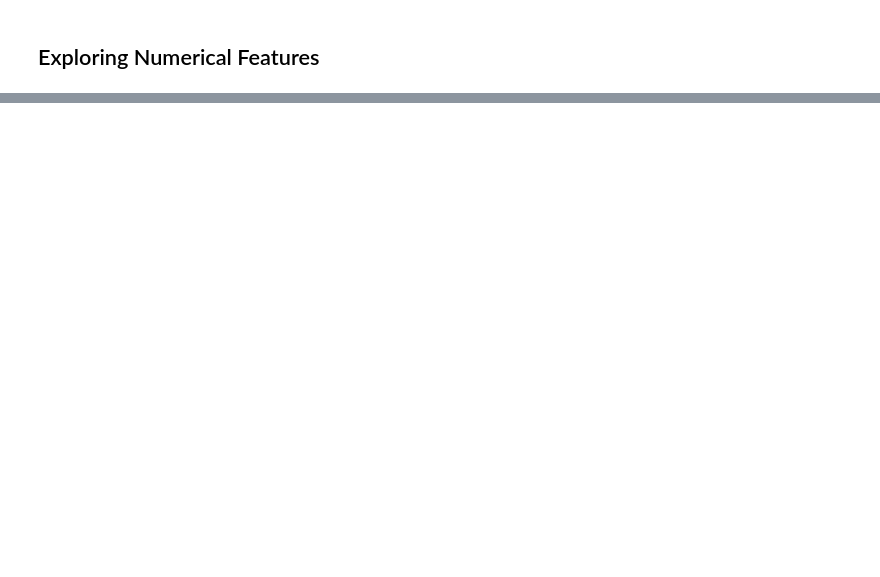
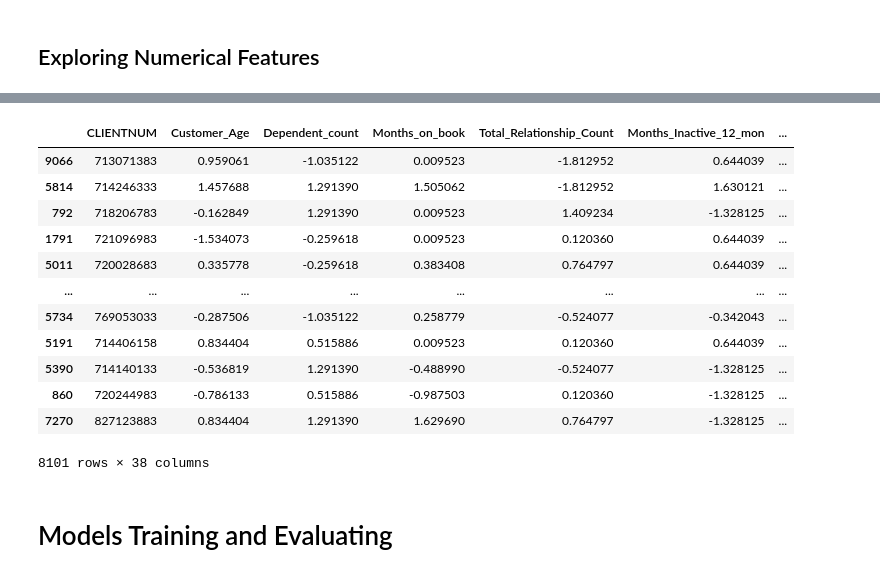
Before and after one commit to osama-gawish/KaggleNotebooks, a Jupyter notebook: bank-churn.ipynb, the cells around one changed output, grey strips where cells are left out. Saved outputs shown, nothing was run; the diff lists cells and outputs as text; code cells hidden in the pictures; blank space fills up the shorter version.

```diff
--- a/bank-churn.ipynb
+++ b/bank-churn.ipynb
@@ -125,0 +302,3 @@ The `ci` parameter is deprecated. Use `errorbar=None` for the same effect.
+# %%
+x = df.drop(['Attrition_Flag'], axis=1)
+y = df['Attrition_Flag']
@@ -125,0 +319,40 @@ The `ci` parameter is deprecated. Use `errorbar=None` for the same effect.
+# %%
+numerical_features = [
+    'Customer_Age', 'Dependent_count', 'Months_on_book',
+    'Total_Relationship_Count', 'Months_Inactive_12_mon',
+    'Contacts_Count_12_mon', 'Credit_Limit', 'Total_Revolving_Bal',
+    'Avg_Open_To_Buy', 'Total_Amt_Chng_Q4_Q1', 'Total_Trans_Amt',
+    'Total_Trans_Ct', 'Total_Ct_Chng_Q4_Q1', 'Avg_Utilization_Ratio'
+]
+# %%
+# Creating a StandardScaler instance
+scaler = StandardScaler()
+
+# Fitting the StandardScaler on the training data
+scaler.fit(X_train[numerical_features])
+
+# Transforming (standardize) the continuous features in the training and testing data
+X_train_cont_scaled = scaler.transform(X_train[numerical_features])
+X_test_cont_scaled = scaler.transform(X_test[numerical_features])
+
+# Replacing the scaled continuous features in the original data
+X_train[numerical_features] = X_train_cont_scaled
+X_test[numerical_features] = X_test_cont_scaled
+
+X_train
+# %% [output]
+|  | CLIENTNUM | Customer_Age | Dependent_count | Months_on_book | Total_Relationship_Count | Months_Inactive_12_mon | ... |
+| 9066 | 713071383 | 0.959061 | -1.035122 | 0.009523 | -1.812952 | 0.644039 | ... |
+| 5814 | 714246333 | 1.457688 | 1.291390 | 1.505062 | -1.812952 | 1.630121 | ... |
+| 792 | 718206783 | -0.162849 | 1.291390 | 0.009523 | 1.409234 | -1.328125 | ... |
+| 1791 | 721096983 | -1.534073 | -0.259618 | 0.009523 | 0.120360 | 0.644039 | ... |
+| 5011 | 720028683 | 0.335778 | -0.259618 | 0.383408 | 0.764797 | 0.644039 | ... |
+| ... | ... | ... | ... | ... | ... | ... | ... |
+| 5734 | 769053033 | -0.287506 | -1.035122 | 0.258779 | -0.524077 | -0.342043 | ... |
+| 5191 | 714406158 | 0.834404 | 0.515886 | 0.009523 | 0.120360 | 0.644039 | ... |
+| 5390 | 714140133 | -0.536819 | 1.291390 | -0.488990 | -0.524077 | -1.328125 | ... |
+| 860 | 720244983 | -0.786133 | 0.515886 | -0.987503 | 0.120360 | -1.328125 | ... |
+| 7270 | 827123883 | 0.834404 | 1.291390 | 1.629690 | 0.764797 | -1.328125 | ... |
+8101 rows × 38 columns
+# %% [markdown]
+# Models Training and Evaluating
```
Also changed, not shown: parts of 34 cells of this notebook.
